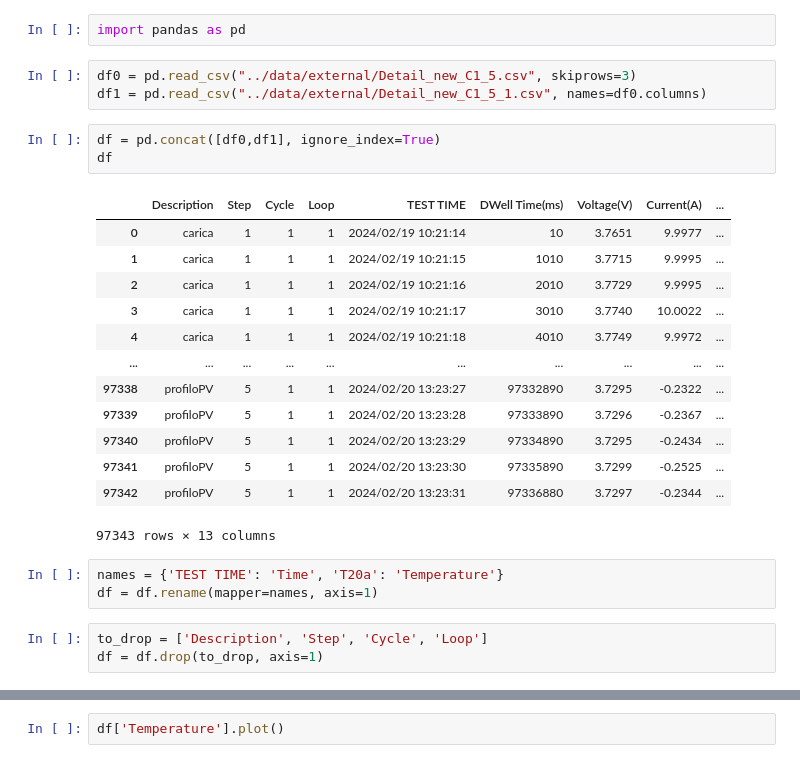
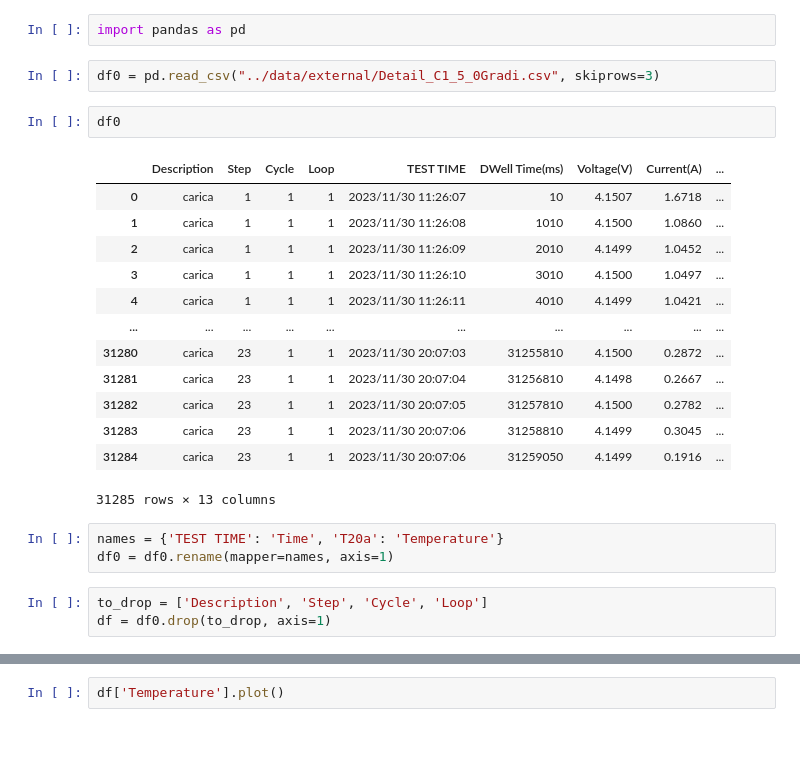
Before and after one commit to Daveonwave/ErNESTO-DT, a Jupyter notebook: notebooks/data_sanity_check.ipynb, the cells around one changed output, grey strips where cells are left out. Cells and saved outputs as stored; diff of their text form.

```diff
--- a/notebooks/data_sanity_check.ipynb
+++ b/notebooks/data_sanity_check.ipynb
@@ -1,31 +1,29 @@
 # %%
 import pandas as pd
 # %%
-df0 = pd.read_csv("../data/external/Detail_new_C1_5.csv", skiprows=3)
-df1 = pd.read_csv("../data/external/Detail_new_C1_5_1.csv", names=df0.columns)
+df0 = pd.read_csv("../data/external/Detail_C1_5_0Gradi.csv", skiprows=3)
 # %%
-df = pd.concat([df0,df1], ignore_index=True)
-df
+df0
 # %% [output]
 |  | Description | Step | Cycle | Loop | TEST TIME | DWell Time(ms) | Voltage(V) | Current(A) | ... |
-| 0 | carica | 1 | 1 | 1 | 2024/02/19 10:21:14 | 10 | 3.7651 | 9.9977 | ... |
-| 1 | carica | 1 | 1 | 1 | 2024/02/19 10:21:15 | 1010 | 3.7715 | 9.9995 | ... |
-| 2 | carica | 1 | 1 | 1 | 2024/02/19 10:21:16 | 2010 | 3.7729 | 9.9995 | ... |
-| 3 | carica | 1 | 1 | 1 | 2024/02/19 10:21:17 | 3010 | 3.7740 | 10.0022 | ... |
-| 4 | carica | 1 | 1 | 1 | 2024/02/19 10:21:18 | 4010 | 3.7749 | 9.9972 | ... |
+| 0 | carica | 1 | 1 | 1 | 2023/11/30 11:26:07 | 10 | 4.1507 | 1.6718 | ... |
+| 1 | carica | 1 | 1 | 1 | 2023/11/30 11:26:08 | 1010 | 4.1500 | 1.0860 | ... |
+| 2 | carica | 1 | 1 | 1 | 2023/11/30 11:26:09 | 2010 | 4.1499 | 1.0452 | ... |
+| 3 | carica | 1 | 1 | 1 | 2023/11/30 11:26:10 | 3010 | 4.1500 | 1.0497 | ... |
+| 4 | carica | 1 | 1 | 1 | 2023/11/30 11:26:11 | 4010 | 4.1499 | 1.0421 | ... |
 | ... | ... | ... | ... | ... | ... | ... | ... | ... | ... |
-| 97338 | profiloPV | 5 | 1 | 1 | 2024/02/20 13:23:27 | 97332890 | 3.7295 | -0.2322 | ... |
-| 97339 | profiloPV | 5 | 1 | 1 | 2024/02/20 13:23:28 | 97333890 | 3.7296 | -0.2367 | ... |
-| 97340 | profiloPV | 5 | 1 | 1 | 2024/02/20 13:23:29 | 97334890 | 3.7295 | -0.2434 | ... |
-| 97341 | profiloPV | 5 | 1 | 1 | 2024/02/20 13:23:30 | 97335890 | 3.7299 | -0.2525 | ... |
-| 97342 | profiloPV | 5 | 1 | 1 | 2024/02/20 13:23:31 | 97336880 | 3.7297 | -0.2344 | ... |
+| 31280 | carica | 23 | 1 | 1 | 2023/11/30 20:07:03 | 31255810 | 4.1500 | 0.2872 | ... |
+| 31281 | carica | 23 | 1 | 1 | 2023/11/30 20:07:04 | 31256810 | 4.1498 | 0.2667 | ... |
+| 31282 | carica | 23 | 1 | 1 | 2023/11/30 20:07:05 | 31257810 | 4.1500 | 0.2782 | ... |
+| 31283 | carica | 23 | 1 | 1 | 2023/11/30 20:07:06 | 31258810 | 4.1499 | 0.3045 | ... |
+| 31284 | carica | 23 | 1 | 1 | 2023/11/30 20:07:06 | 31259050 | 4.1499 | 0.1916 | ... |
-97343 rows × 13 columns
+31285 rows × 13 columns
 # %%
 names = {'TEST TIME': 'Time', 'T20a': 'Temperature'}
-df = df.rename(mapper=names, axis=1)
+df0 = df0.rename(mapper=names, axis=1)
 # %%
 to_drop = ['Description', 'Step', 'Cycle', 'Loop']
-df = df.drop(to_drop, axis=1)
+df = df0.drop(to_drop, axis=1)
 # %%
 df
 # %% [output]
```
Also changed, not shown: parts of 5 cells of this notebook, 4 other files.
